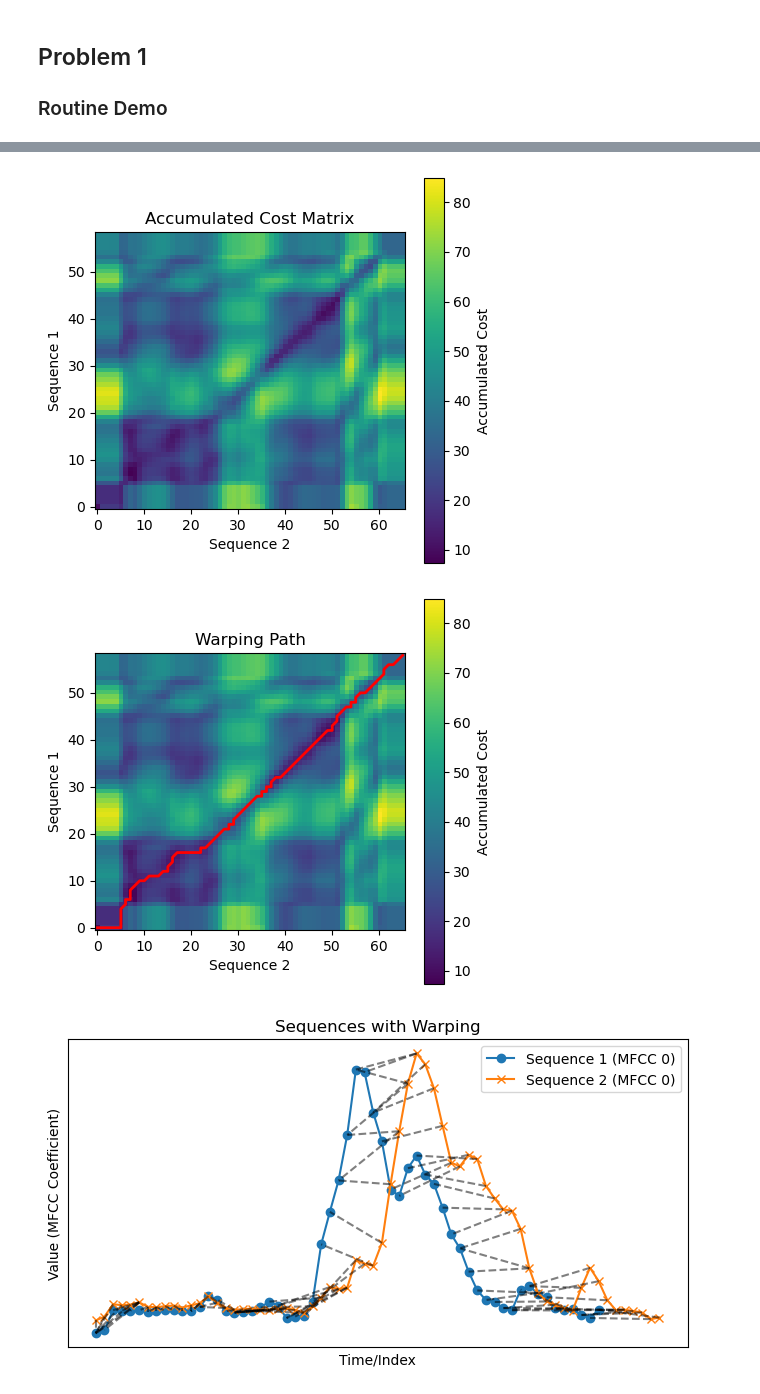
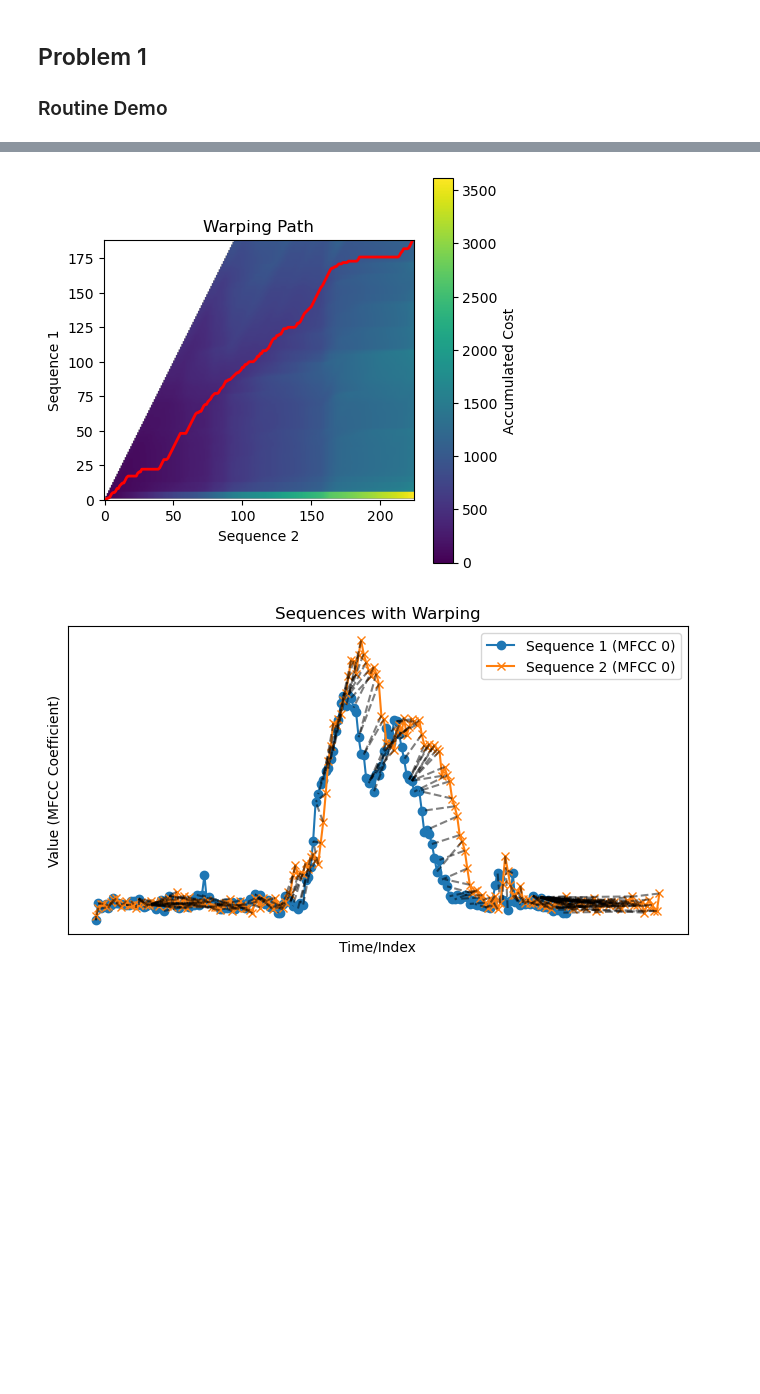
Before and after one commit to loeeeee/CS-304-Speech-Recognition-Code, a Jupyter notebook: src/loe-speech-recognition/project3_interface.ipynb, the cells around one changed output, grey strips where cells are left out. Saved outputs shown, nothing was run; the diff lists cells and outputs as text; code cells hidden in the pictures; blank space fills up the shorter version.

```diff
--- a/src/loe-speech-recognition/project3_interface.ipynb
+++ b/src/loe-speech-recognition/project3_interface.ipynb
@@ -69,3 +20,29 @@ def visualize_dtw(mfccs1, mfccs2, path, distance, file1_name, file2_name):
+# %%
+def mfccs_from_file(file_path: str) -> np.ndarray:
+    y, sr = librosa.load(file_path, sr=None)  # Load audio
+    mfccs = compute_mfcc(y, sr, n_mfcc=13)
+    return mfccs
+
+def mfccs_from_ndarray(signal: np.ndarray, sr: int=16000) -> np.ndarray:
+    mfccs = compute_mfcc(signal, sr, n_mfcc=13)
+    return mfccs
+
+def dynamic_time_wrapping_example(mfccs1, mfccs2, *arg, **kwarg):
+    return dtw(mfccs1.T, mfccs2.T, dist=lambda x, y: np.linalg.norm(x - y))
+
+def dynamic_time_wrapping_example_fast(mfccs1, mfccs2, *arg, **kwarg):
+    return accelerated_dtw(mfccs1.T, mfccs2.T, dist=lambda x, y: np.linalg.norm(x - y))
+
+def dynamic_time_wrapping_mine(mfccs1: np.ndarray, mfccs2: np.ndarray):
+    return dynamic_time_wrapping(mfccs1.T, mfccs2.T)
+
+def dynamic_time_wrapping_mine_2(mfccs1: np.ndarray, mfccs2: np.ndarray):
+    distance, cost_matrix, path = dynamic_time_wrapping_2(mfccs1.T, mfccs2.T)
+    return distance, None, cost_matrix, path
+
+def dynamic_time_wrapping_mine_2_fast(sequences: List[np.ndarray], sample: np.ndarray):
+    shortest_distance, index_of_shortest, shortest_path = dynamic_time_wrapping_2_fast(sequences, sample)
+    return shortest_distance, index_of_shortest, shortest_path
 # %%
 def visualize_dtw_results(distance, cost_matrix, accumulated_cost_matrix, path, sequence1, sequence2):
     print(f"DTW Distance: {distance}")
@@ -137,20 +117,18 @@ def visualize_dtw_results(distance, cost_matrix, accumulated_cost_matrix, path,
     plt.show()
 # %%
 file1_path = "../../recordings/voices/digits/train/00.wav"  # Replace with your actual paths
-file2_path = "../../recordings/voices/digits/test/03.wav"
+file2_path = "../../recordings/voices/digits/test/02.wav"
 
 file1_name = file1_path.split("/")[-1] #Extract filename
 file2_name = file2_path.split("/")[-1]
 
-mfccs1 = compute_mfccs(file1_path)
-mfccs2 = compute_mfccs(file2_path)
+mfccs1 = mfccs_from_file(file1_path)
+mfccs2 = mfccs_from_file(file2_path)
 
 # print(mfccs1.shape)
 # print(mfccs2.shape)
 
-if mfccs1 is not None and mfccs2 is not None:
-    dtw_distance, cost_matrix, accumulated_cost_matrix, path = dynamic_time_warping(mfccs1.T, mfccs2.T, euclidean_distance)
-    visualize_dtw_results(dtw_distance, cost_matrix, accumulated_cost_matrix, path, mfccs1.T, mfccs2.T)
-else:
-    print("Could not compute MFCCs. Check file paths and audio format.")
+# dtw_distance, cost_matrix, accumulated_cost_matrix, path = dynamic_time_wrapping_mine(mfccs1, mfccs2)
+dtw_distance, cost_matrix, accumulated_cost_matrix, path = dynamic_time_wrapping_mine_2(mfccs1, mfccs2)
+visualize_dtw_results(dtw_distance, cost_matrix, accumulated_cost_matrix, path, mfccs1.T, mfccs2.T)
 # %% [output]
@@ -170,3 +153,2 @@ Warping Path: (array([ 0,  0,  0,  0,  0,  0,  1,  2,  3,  4,  5,  6,  6,  7,  8
-[figure, old version]
+[figure, new version]
-[figure, old version]
+[figure, new version]
-[figure, removed]
```
Also changed, not shown: parts of 14 cells of this notebook, 2 other files.
